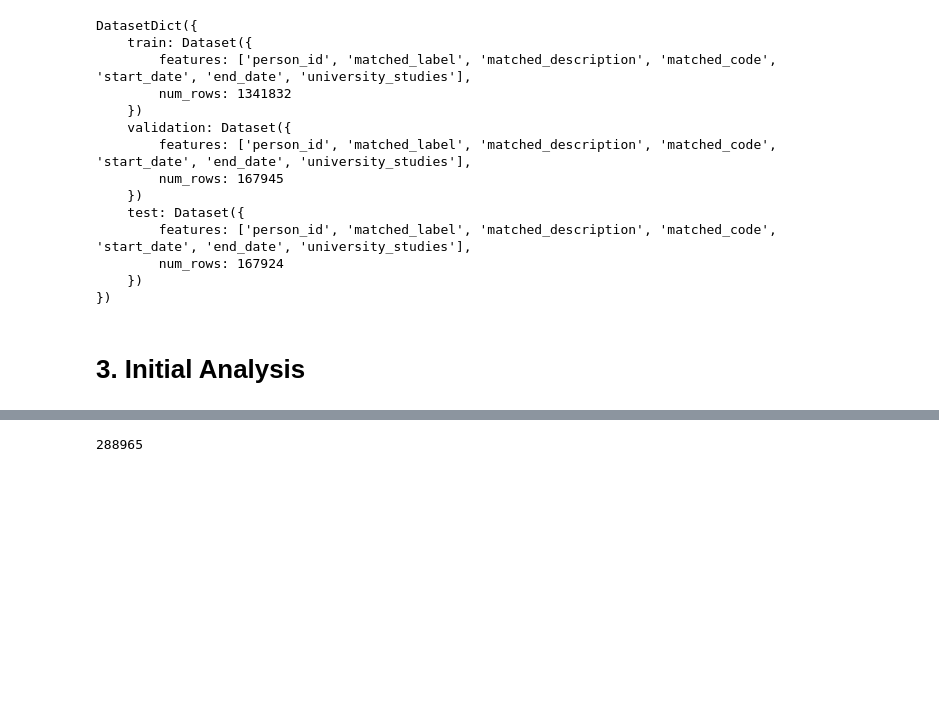
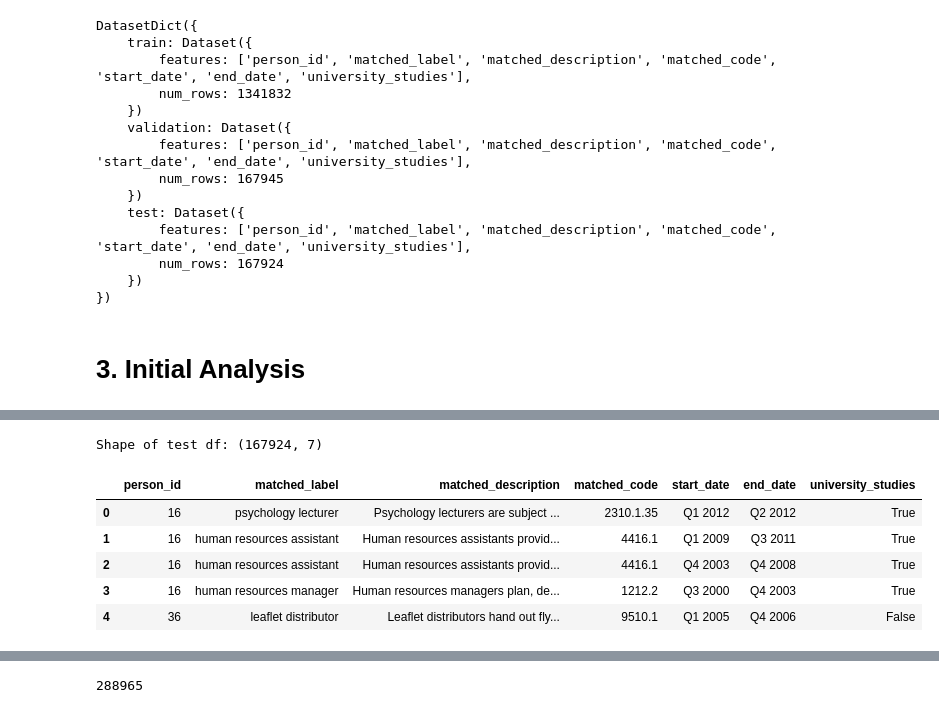
Before and after one commit to 20240693/Thesis-Career-Transitions, a Jupyter notebook: Notebooks/JobHop.ipynb, the cells around one changed output, grey strips where cells are left out. Saved outputs shown, nothing was run; the diff lists cells and outputs as text; code cells hidden in the pictures; blank space fills up the shorter version.

```diff
--- a/Notebooks/JobHop.ipynb
+++ b/Notebooks/JobHop.ipynb
@@ -66,0 +86,11 @@ train_df.head()
+# %%
+print("Shape of test df:", test_df.shape)
+test_df.head()
+# %% [output]
+Shape of test df: (167924, 7)
+|  | person_id | matched_label | matched_description | matched_code | start_date | end_date | university_studies |
+| 0 | 16 | psychology lecturer | Psychology lecturers are subject ... | 2310.1.35 | Q1 2012 | Q2 2012 | True |
+| 1 | 16 | human resources assistant | Human resources assistants provid... | 4416.1 | Q1 2009 | Q3 2011 | True |
+| 2 | 16 | human resources assistant | Human resources assistants provid... | 4416.1 | Q4 2003 | Q4 2008 | True |
+| 3 | 16 | human resources manager | Human resources managers plan, de... | 1212.2 | Q3 2000 | Q4 2003 | True |
+| 4 | 36 | leaflet distributor | Leaflet distributors hand out fly... | 9510.1 | Q1 2005 | Q4 2006 | False |
```
Also changed, not shown: parts of 41 cells of this notebook.
